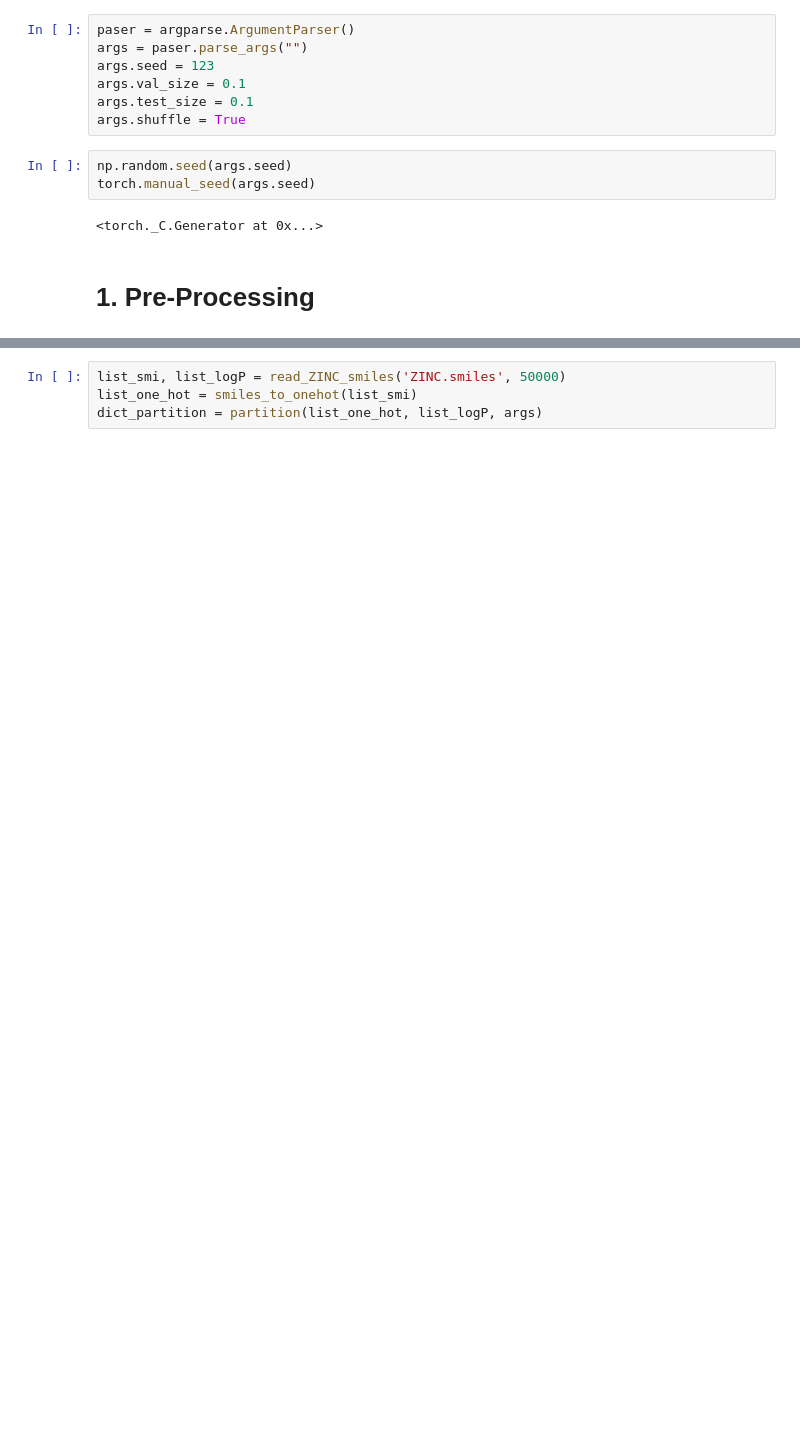
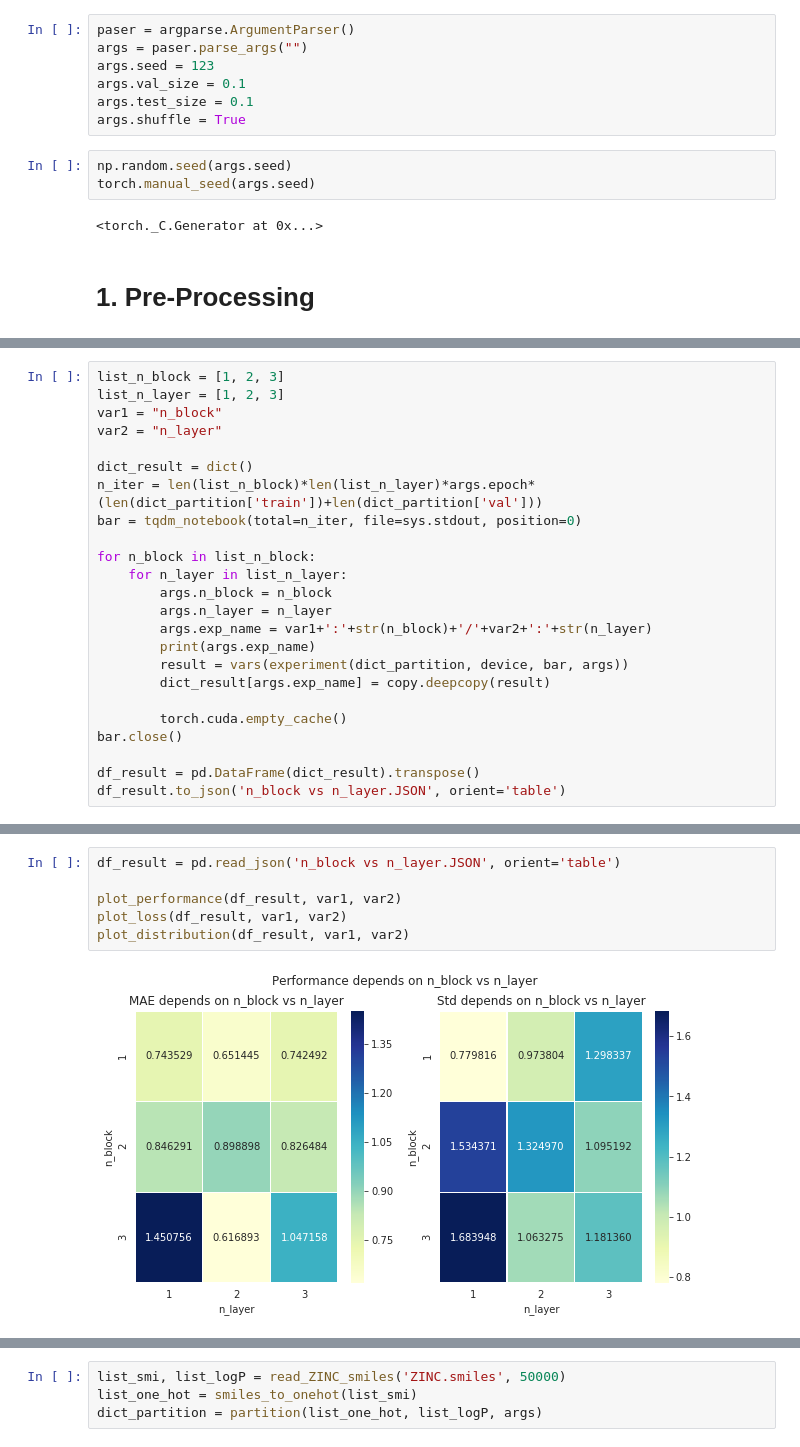
Before and after one commit to SeungsuKim/CH485--AI-and-Chemistry, a Jupyter notebook: Assignments/4. CNN/Untitled.ipynb, the cells around one changed output, grey strips where cells are left out. Drawn from its saved outputs; the diff is of its cells as text; blank space fills up the shorter version.

```diff
--- a/Assignments/4. CNN/Untitled.ipynb
+++ b/Assignments/4. CNN/Untitled.ipynb
@@ -106,0 +530,24 @@ def partition(list_one_hot, list_logP, args):
+# %%
+list_n_block = [1, 2, 3]
+list_n_layer = [1, 2, 3]
+var1 = "n_block"
+var2 = "n_layer"
+
+dict_result = dict()
+n_iter = len(list_n_block)*len(list_n_layer)*args.epoch*(len(dict_partition['train'])+len(dict_partition['val']))
+bar = tqdm_notebook(total=n_iter, file=sys.stdout, position=0)
+
+for n_block in list_n_block:
+    for n_layer in list_n_layer:
+        args.n_block = n_block
+        args.n_layer = n_layer
+        args.exp_name = var1+':'+str(n_block)+'/'+var2+':'+str(n_layer)
+        print(args.exp_name)
+        result = vars(experiment(dict_partition, device, bar, args))
+        dict_result[args.exp_name] = copy.deepcopy(result)
+
+        torch.cuda.empty_cache()
+bar.close()
+
+df_result = pd.DataFrame(dict_result).transpose()
+df_result.to_json('n_block vs n_layer.JSON', orient='table')
@@ -106,0 +565,8 @@ def partition(list_one_hot, list_logP, args):
+# %%
+df_result = pd.read_json('n_block vs n_layer.JSON', orient='table')
+
+plot_performance(df_result, var1, var2)
+plot_loss(df_result, var1, var2)
+plot_distribution(df_result, var1, var2)
+# %% [output]
+[figure, added]
```
Also changed, not shown: parts of 48 cells of this notebook, 1 other file.
